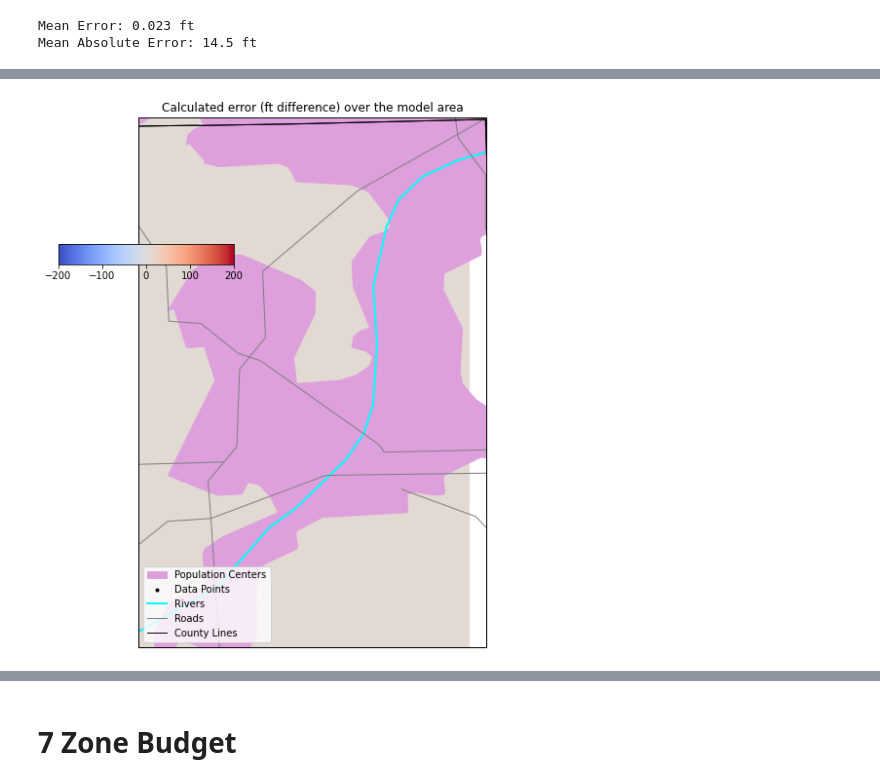
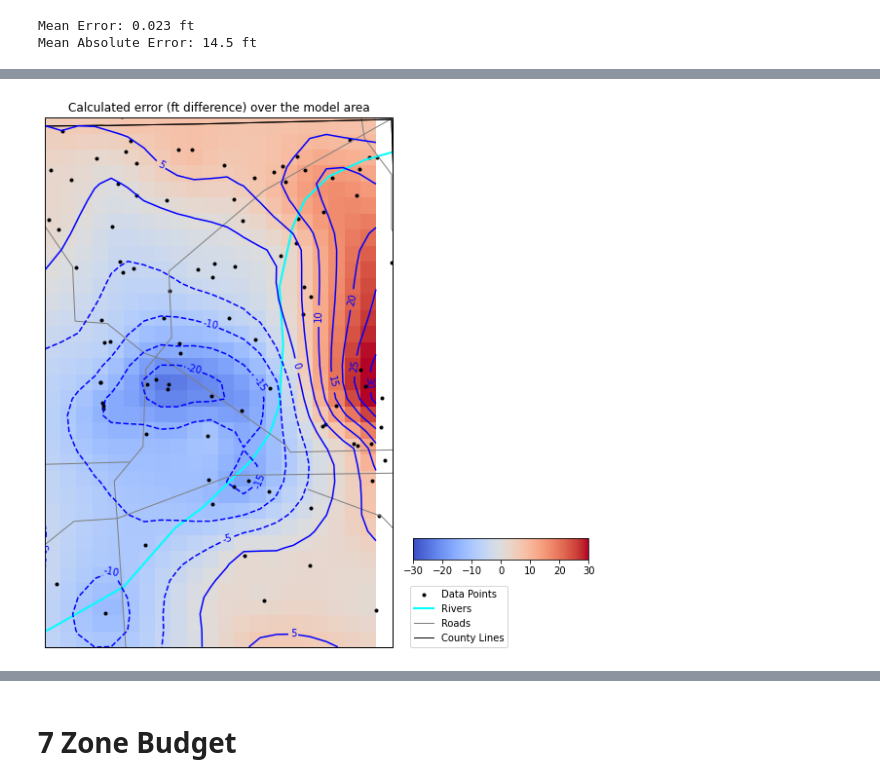
Before and after one commit to dbabrams/ShallowDolomite_Group, a Jupyter notebook: Master_Code/WillCounty_Final_MODFLOW.ipynb, the cells around one changed output, grey strips where cells are left out. Drawn from its saved outputs; the diff is of its cells as text; code cells hidden in the pictures.

```diff
--- a/Master_Code/WillCounty_Final_MODFLOW.ipynb
+++ b/Master_Code/WillCounty_Final_MODFLOW.ipynb
@@ -879,7 +845,7 @@ array([[10.19261415, 10.19261415, 10.19261415, 10.19261415, 10.19261415,
 #Create a figure
 fig=plt.figure(figsize=(10,10)) #create 10 x 10 figure
 #Define a projection
-#ax = plt.axes(projection=ccrs.PlateCarree())
+ax = plt.axes(projection=ccrs.PlateCarree())
 
 #Define the spatial domain to plot
 ax.set_xlim(sw_long,ne_long) #The spatial domain spans from minimum longitude to maximum longitude (x-direction)
@@ -920,7 +886,7 @@ majorroads = cf.NaturalEarthFeature(
     facecolor='none')
 
 # Add the features defined above to the plot, with various colors and markers
-ax.add_feature(popplaces,edgecolor='plum',linewidth=1.0) # Population centers will be light purple areas
+#ax.add_feature(popplaces,edgecolor='plum',linewidth=1.0) # Population centers will be light purple areas
 ax.add_feature(largerivers,edgecolor='aqua',linewidth=2.0) # Large, small, and smallest rivers will be light blue lines
 ax.add_feature(smallrivers,edgecolor='aqua',linewidth=2.0)
 ax.add_feature(smallestrivers,edgecolor='aqua',linewidth=2.0)
@@ -928,11 +894,11 @@ ax.add_feature(majorroads,edgecolor='gray',linewidth=1.0) # Roads will be gray l
 ax.add_feature(USCOUNTIES.with_scale('5m'),linewidth=1.0) # County lines will be black lines
 
 #Create contours from the interpolation
-error_contour_levels = [-100,-80,-60,-40,-20,0,20,40,60,80] # Set contour levels for contouring error
+error_contour_levels = [-20,-15,-10,-5,0,5,10,15,20,25,30] # Set contour levels for contouring error
 cset_contour = plt.contour(X,Y,z,error_contour_levels,colors='blue')
 
 #Add in a continuous color flood
-cset_fill=plt.imshow(z,vmin=-200,vmax=200,cmap=plt.cm.coolwarm,origin='lower',extent=[X.min(), X.max(), Y.min(), Y.max()])
+cset_fill=plt.imshow(z,vmin=-30,vmax=30,cmap=plt.cm.coolwarm,origin='lower',extent=[X.min(), X.max(), Y.min(), Y.max()])
 
 #The following code could also be used, if a discrete color flood is preferred:
 #cset_fill = plt.contourf(X,Y,z,vmin=-100,vmax=100,cmap=plt.cm.coolwarm)
@@ -944,14 +910,15 @@ pylab.clabel(cset_contour, inline=1, fontsize=10,fmt='%1.0f')
 points=plt.scatter(pumping_ob['long'], pumping_ob['lat'], marker=".", color="black", label="Data Points")
 
 #Add a legend to the plot
-cities_towns=mpatches.Patch(color='plum',label='Population Centers') #Create a proxy artist to represent population centers on the legend
+#cities_towns=mpatches.Patch(color='plum',label='Population Centers') #Create a proxy artist to represent population centers on the legend
 rivers=mlines.Line2D([],[],linewidth=2.0,color='aqua',label='Rivers') #Proxy artist for large and small rivers
 roads=mlines.Line2D([],[],linewidth=1.0,color='gray',label='Roads') #Proxy artist for major roads
 counties=mlines.Line2D([],[],linewidth=1.0,color='black',label='County Lines') #Proxy artist for county lines
-ax.legend(loc='lower left',handles=[cities_towns,points,rivers,roads,counties])
+#ax.legend(loc='lower left',handles=[cities_towns,points,rivers,roads,counties])
+ax.legend(loc=[1.05,0],handles=[points,rivers,roads,counties])
 
 #Add in a colorbar
-cax = fig.add_axes([0.15, 0.67, 0.25, 0.03])
+cax = fig.add_axes([0.79, 0.25, 0.25, 0.03])
 fig.colorbar(cset_fill, cax=cax, orientation='horizontal')
 plt.show()
 # %% [output]
@@ -961,2 +925,2 @@ Downloading file 'us_counties_5m.shp' from 'https://github.com/Unidata/MetPy/raw
-[figure, old version]
+[figure, new version]
 # %%
```
Also changed, not shown: parts of 10 cells of this notebook.
